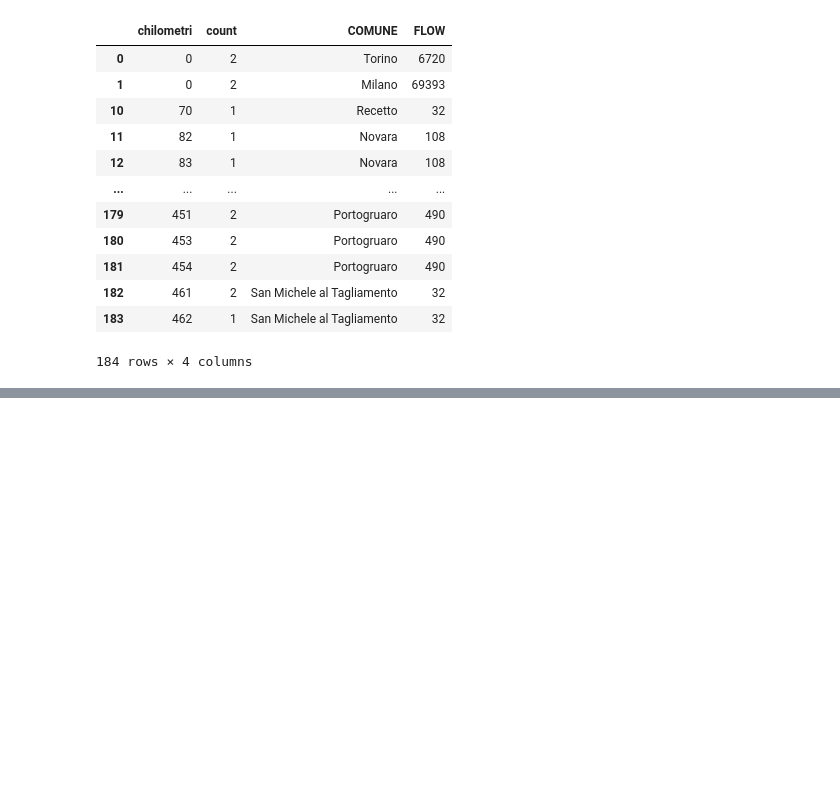
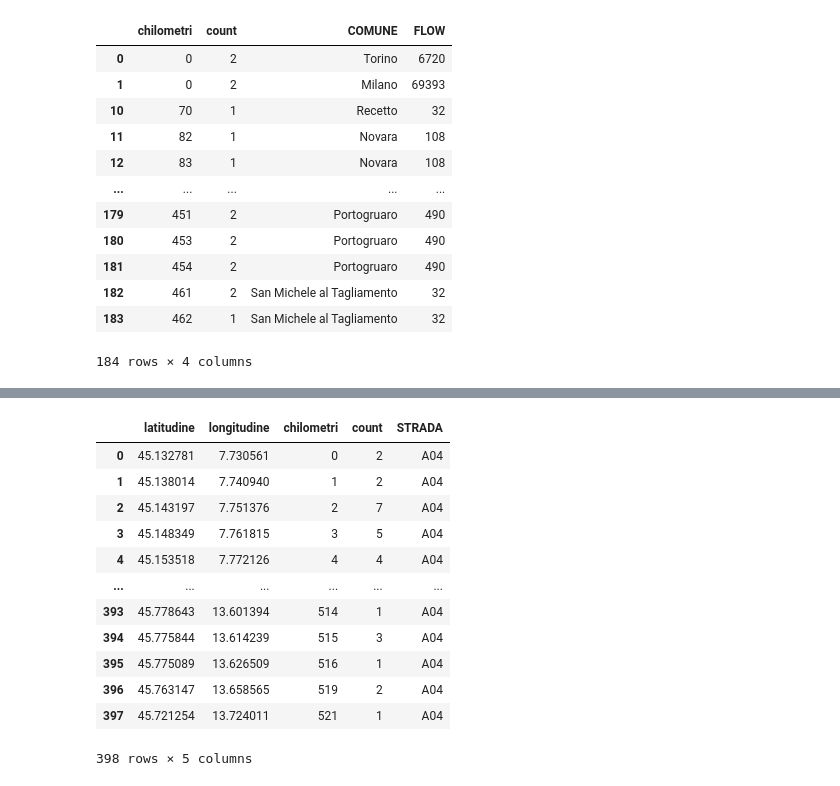
Before and after one commit to TommasoPaolino/Project_Work, a Jupyter notebook: Project_Work.ipynb, the cells around one changed output, grey strips where cells are left out. Drawn from its saved outputs; the diff is of its cells as text; code cells hidden in the pictures; blank space fills up the shorter version.

```diff
--- a/Project_Work.ipynb
+++ b/Project_Work.ipynb
@@ -1567,0 +1606,2 @@ df_progetto_incidenti = df_raggruppato8.merge(df2.loc[: , ["COMUNE", "geometry"]
+# %%
+df2 = pd.read_csv("Cartel2.csv")
@@ -1567,0 +1626,2 @@ df_progetto_incidenti = df_raggruppato8.merge(df2.loc[: , ["COMUNE", "geometry"]
+# %%
+df_raggruppato9 = df_progetto.loc[df_progetto.denominazione_della_strada=="A04"].chilometri.value_counts().reset_index().sort_values("chilometri")
@@ -1611,0 +1674,16 @@ df.ref = df.ref.fillna("nessuno")
+# %%
+df2
+# %% [output]
+|  | latitudine | longitudine | chilometri | count | STRADA |
+| 0 | 45.132781 | 7.730561 | 0 | 2 | A04 |
+| 1 | 45.138014 | 7.740940 | 1 | 2 | A04 |
+| 2 | 45.143197 | 7.751376 | 2 | 7 | A04 |
+| 3 | 45.148349 | 7.761815 | 3 | 5 | A04 |
+| 4 | 45.153518 | 7.772126 | 4 | 4 | A04 |
+| ... | ... | ... | ... | ... | ... |
+| 393 | 45.778643 | 13.601394 | 514 | 1 | A04 |
+| 394 | 45.775844 | 13.614239 | 515 | 3 | A04 |
+| 395 | 45.775089 | 13.626509 | 516 | 1 | A04 |
+| 396 | 45.763147 | 13.658565 | 519 | 2 | A04 |
+| 397 | 45.721254 | 13.724011 | 521 | 1 | A04 |
+398 rows × 5 columns
```
Also changed, not shown: parts of 34 cells of this notebook, 2 other files.
